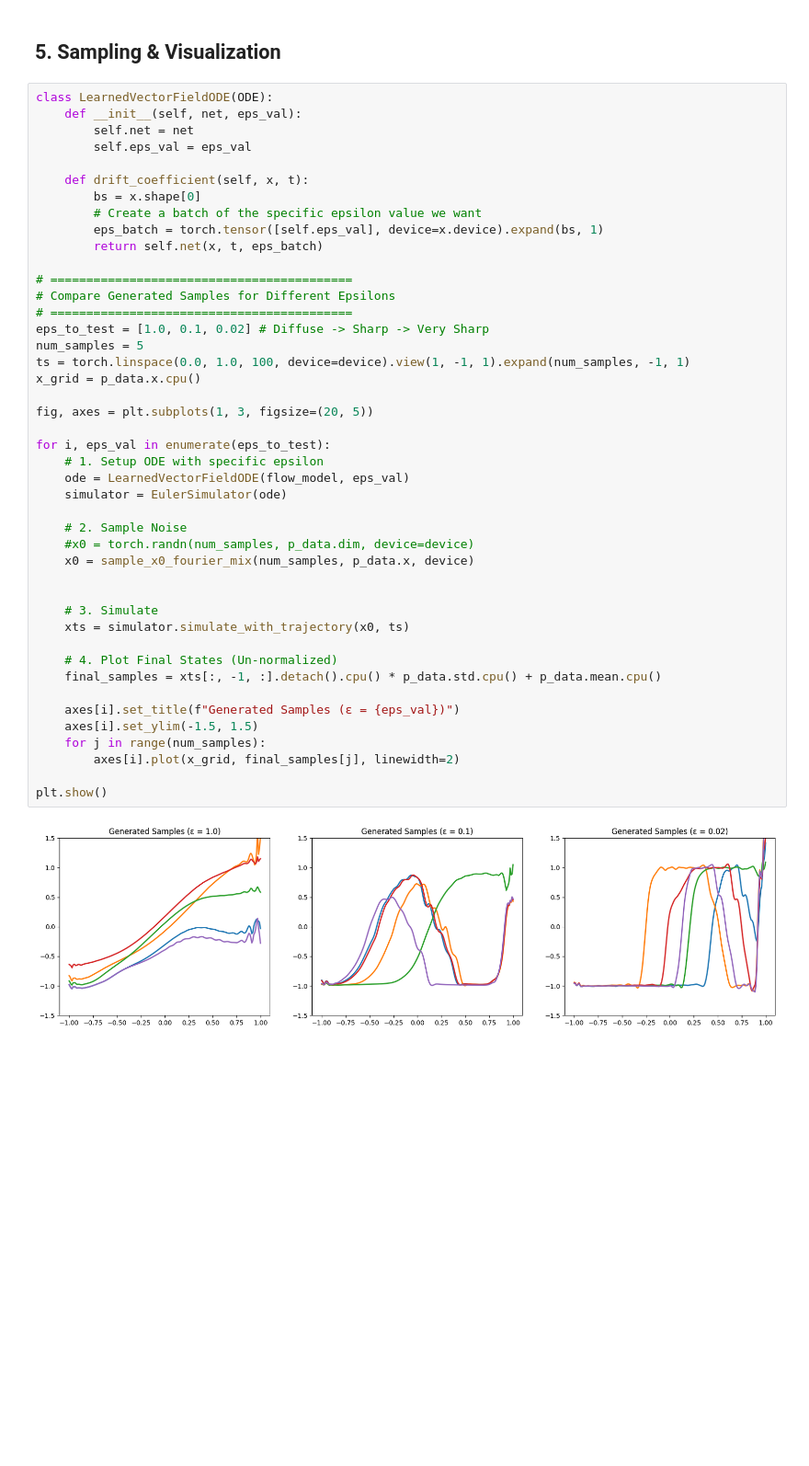
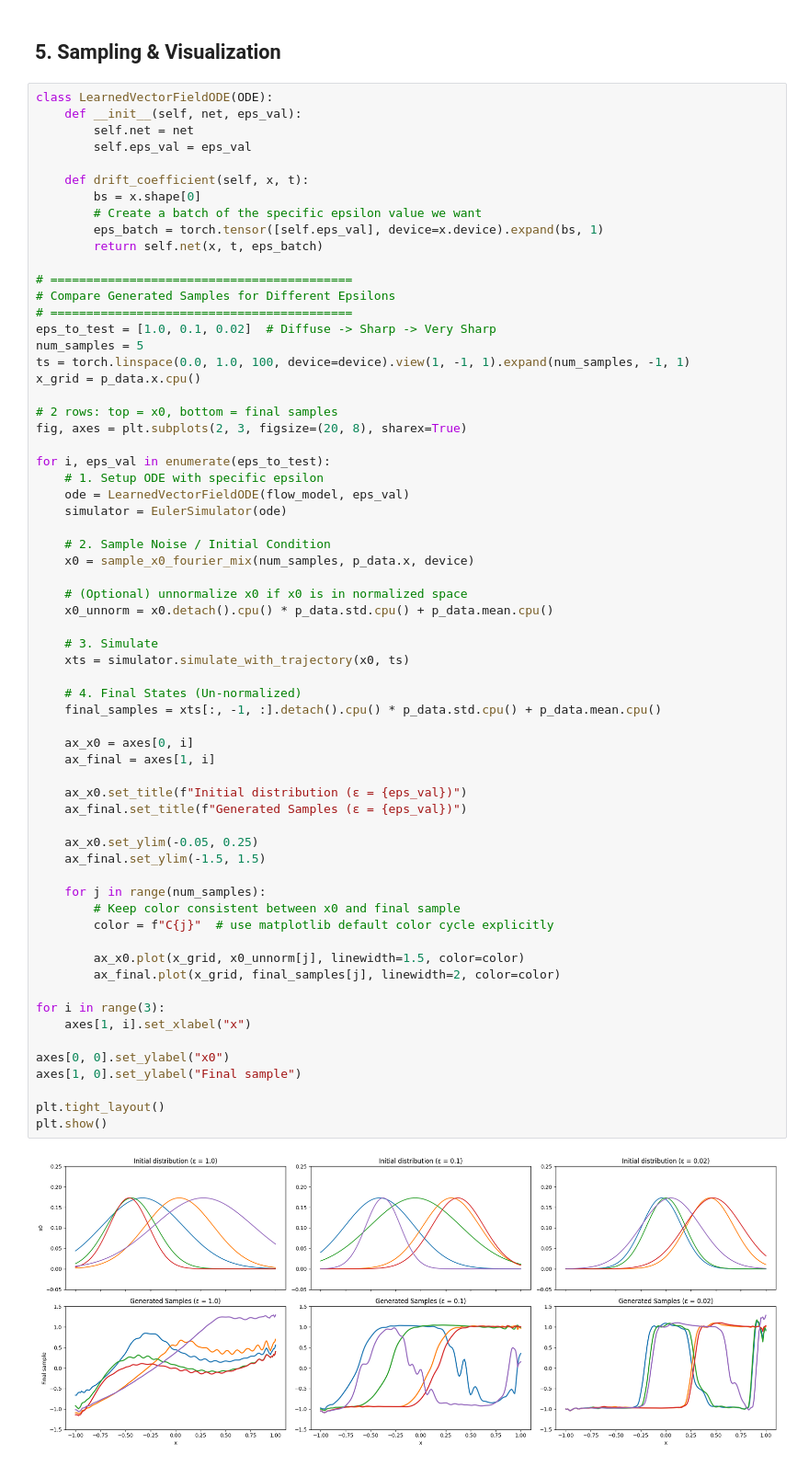
Before and after one commit to tomasvenda/DL_FlowMatching, a Jupyter notebook: flow_matching_optimal_transport.ipynb, the cells around one changed output. Shown at 92% size. Drawn from its saved outputs; the diff is of its cells as text; blank space fills up the shorter version.

Commit message:
new plots

```diff
--- a/flow_matching_optimal_transport.ipynb
+++ b/flow_matching_optimal_transport.ipynb
@@ -403,42 +403,62 @@ class LearnedVectorFieldODE(ODE):
         bs = x.shape[0]
         # Create a batch of the specific epsilon value we want
         eps_batch = torch.tensor([self.eps_val], device=x.device).expand(bs, 1)
         return self.net(x, t, eps_batch)
 
 # ==========================================
 # Compare Generated Samples for Different Epsilons
 # ==========================================
-eps_to_test = [1.0, 0.1, 0.02] # Diffuse -> Sharp -> Very Sharp
+eps_to_test = [1.0, 0.1, 0.02]  # Diffuse -> Sharp -> Very Sharp
 num_samples = 5
 ts = torch.linspace(0.0, 1.0, 100, device=device).view(1, -1, 1).expand(num_samples, -1, 1)
 x_grid = p_data.x.cpu()
 
-fig, axes = plt.subplots(1, 3, figsize=(20, 5))
+# 2 rows: top = x0, bottom = final samples
+fig, axes = plt.subplots(2, 3, figsize=(20, 8), sharex=True)
 
 for i, eps_val in enumerate(eps_to_test):
     # 1. Setup ODE with specific epsilon
     ode = LearnedVectorFieldODE(flow_model, eps_val)
     simulator = EulerSimulator(ode)
 
-    # 2. Sample Noise
-    #x0 = torch.randn(num_samples, p_data.dim, device=device)
+    # 2. Sample Noise / Initial Condition
     x0 = sample_x0_fourier_mix(num_samples, p_data.x, device)
 
+    # (Optional) unnormalize x0 if x0 is in normalized space
+    x0_unnorm = x0.detach().cpu() * p_data.std.cpu() + p_data.mean.cpu()
 
     # 3. Simulate
     xts = simulator.simulate_with_trajectory(x0, ts)
 
-    # 4. Plot Final States (Un-normalized)
+    # 4. Final States (Un-normalized)
     final_samples = xts[:, -1, :].detach().cpu() * p_data.std.cpu() + p_data.mean.cpu()
 
-    axes[i].set_title(f"Generated Samples (ε = {eps_val})")
-    axes[i].set_ylim(-1.5, 1.5)
+    ax_x0 = axes[0, i]
+    ax_final = axes[1, i]
+
+    ax_x0.set_title(f"Initial distribution (ε = {eps_val})")
+    ax_final.set_title(f"Generated Samples (ε = {eps_val})")
+
+    ax_x0.set_ylim(-0.05, 0.25)
+    ax_final.set_ylim(-1.5, 1.5)
+
     for j in range(num_samples):
-        axes[i].plot(x_grid, final_samples[j], linewidth=2)
+        # Keep color consistent between x0 and final sample
+        color = f"C{j}"  # use matplotlib default color cycle explicitly
 
+        ax_x0.plot(x_grid, x0_unnorm[j], linewidth=1.5, color=color)
+        ax_final.plot(x_grid, final_samples[j], linewidth=2, color=color)
+
+for i in range(3):
+    axes[1, i].set_xlabel("x")
+
+axes[0, 0].set_ylabel("x0")
+axes[1, 0].set_ylabel("Final sample")
+
+plt.tight_layout()
 plt.show()
 # %% [output]
-[figure, old version]
+[figure, new version]
 # %%
 # ==========================================
 # Compare Generated Samples vs Ground Truth
```
Also changed, not shown: parts of 2 cells of this notebook.
